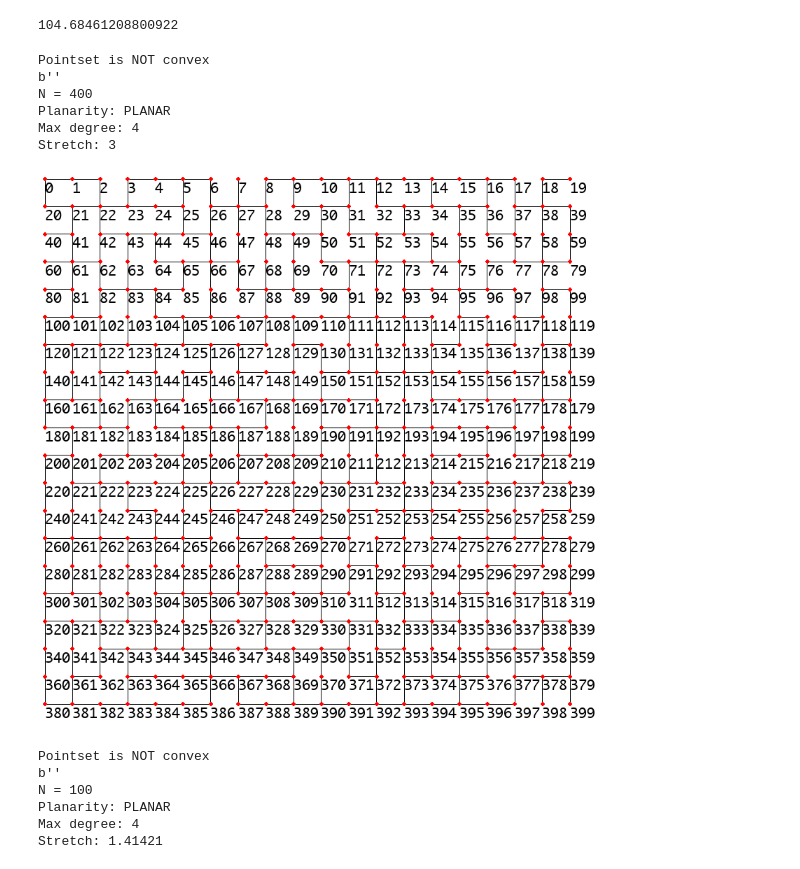
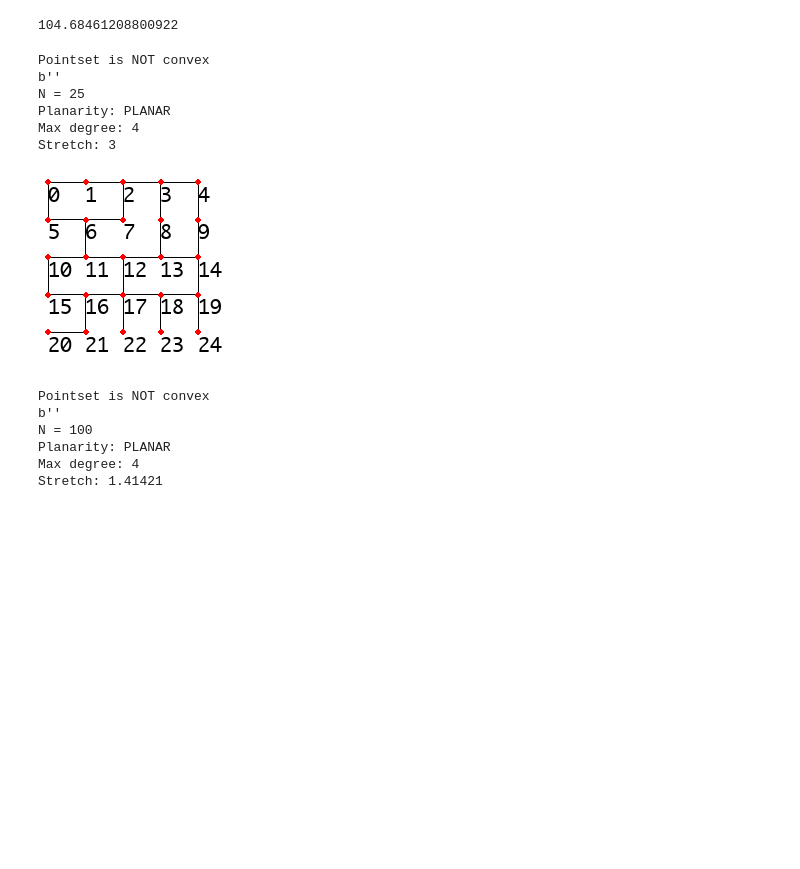
Before and after one commit to luccasiau/spanners, a Jupyter notebook: src/runs/PG with Delaunay and Grids.ipynb, the cells around one changed output. Drawn from its saved outputs; the diff is of its cells as text; code cells hidden in the pictures; blank space fills up the shorter version.

```diff
--- a/src/runs/PG with Delaunay and Grids.ipynb
+++ b/src/runs/PG with Delaunay and Grids.ipynb
@@ -116,19 +116,19 @@ point_distance(ps.points[7], ps.points[14])
 # %%
 ###########################################################################################
 # %%
-N = 20
+N = 5
 points = [[j, i] for i in range(0, N) for j in range(0, N)]
 ps = Pointset(points=points)
-sz = 800
+sz = 200
 draw_pathgreedy_from_pointset(ps, t=3, random_tiebreak=True, img_w=sz, img_h=sz)
 # %% [output]
 Pointset is NOT convex
 b''
-N = 400
+N = 25
 Planarity: PLANAR
 Max degree: 4
 Stretch: 3
-[figure, old version]
+[figure, new version]
 # %%
 N = 10
 points = [[j, i] for i in range(0, N) for j in range(0, N)]
```
Also changed, not shown: parts of 13 cells of this notebook, 8 other files.
